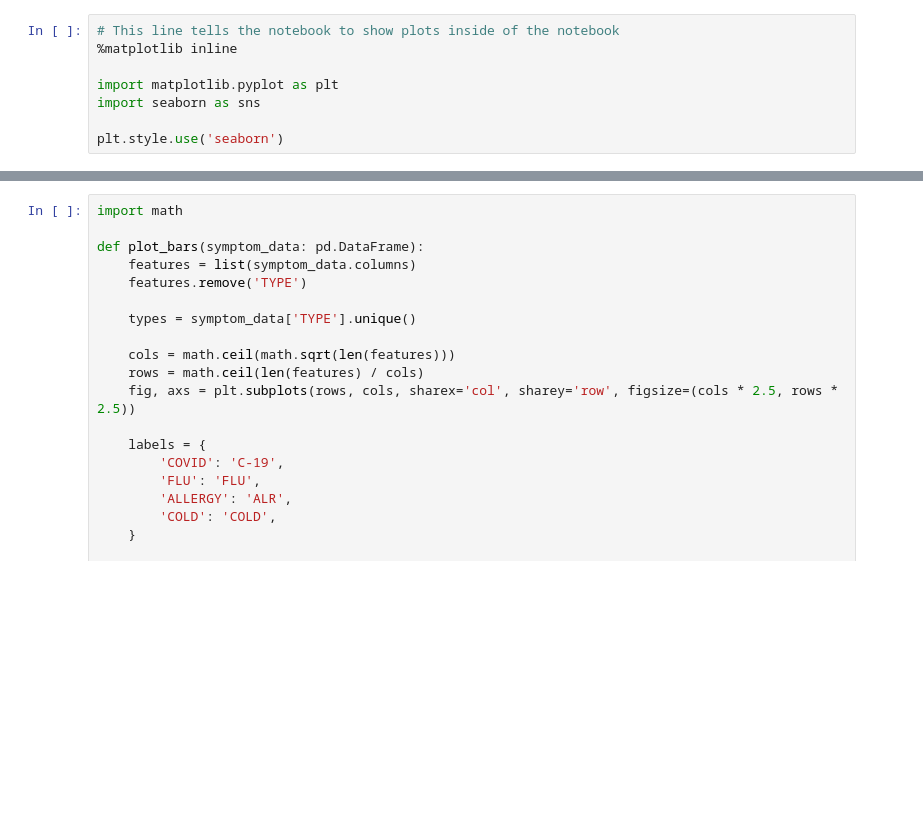
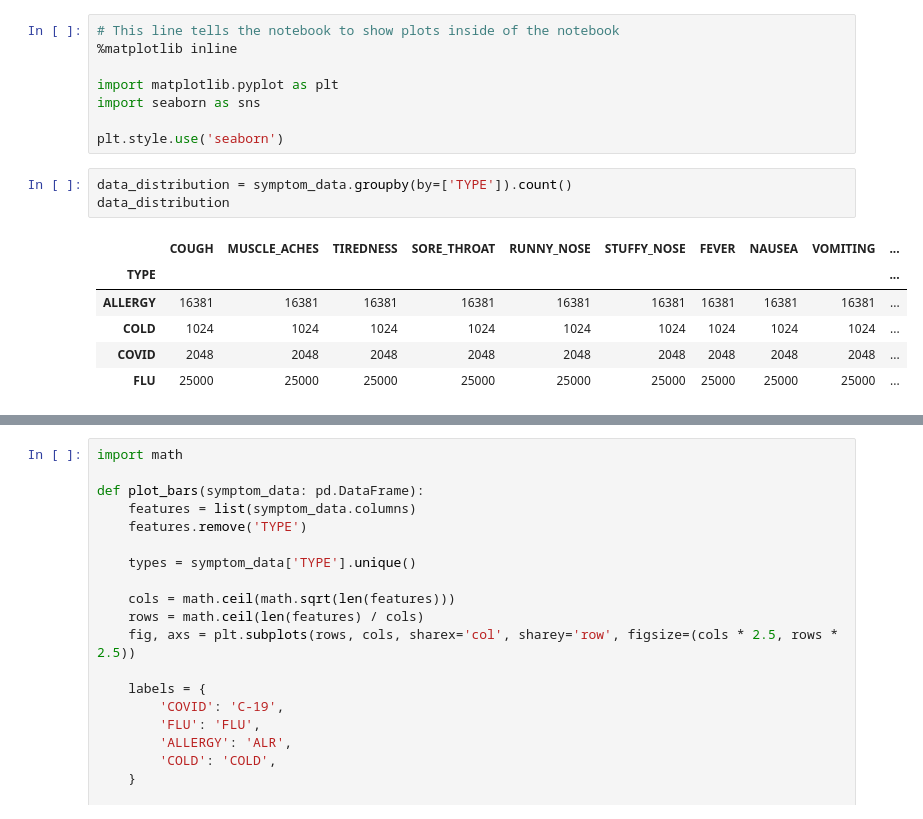
Before and after one commit to Diogogrosario/Artificial-Intelligence, a Jupyter notebook: covid-symptoms.ipynb, the cells around one changed output, grey strips where cells are left out. Saved outputs shown, nothing was run; the diff lists cells and outputs as text; blank space fills up the shorter version.

```diff
--- a/covid-symptoms.ipynb
+++ b/covid-symptoms.ipynb
@@ -19,3 +57,13 @@ import matplotlib.pyplot as plt
 import seaborn as sns
 
 plt.style.use('seaborn')
+# %%
+data_distribution = symptom_data.groupby(by=['TYPE']).count()
+data_distribution
+# %% [output]
+|  | COUGH | MUSCLE_ACHES | TIREDNESS | SORE_THROAT | RUNNY_NOSE | STUFFY_NOSE | FEVER | NAUSEA | VOMITING | ... |
+| TYPE |  |  |  |  |  |  |  |  |  | ... |
+| ALLERGY | 16381 | 16381 | 16381 | 16381 | 16381 | 16381 | 16381 | 16381 | 16381 | ... |
+| COLD | 1024 | 1024 | 1024 | 1024 | 1024 | 1024 | 1024 | 1024 | 1024 | ... |
+| COVID | 2048 | 2048 | 2048 | 2048 | 2048 | 2048 | 2048 | 2048 | 2048 | ... |
+| FLU | 25000 | 25000 | 25000 | 25000 | 25000 | 25000 | 25000 | 25000 | 25000 | ... |
```
Also changed, not shown: parts of 27 cells of this notebook.
